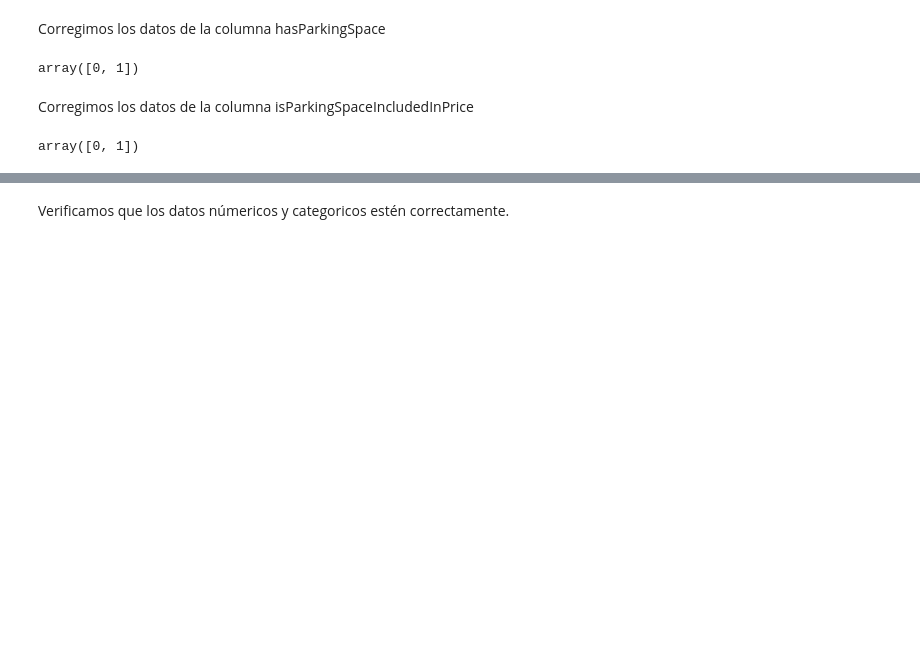
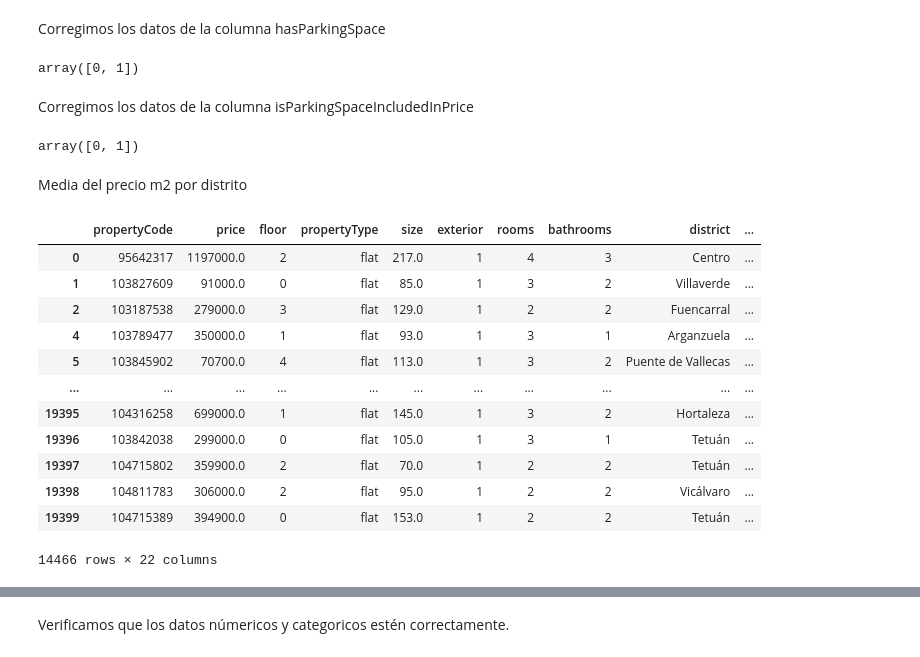
Before and after one commit to nicolasdl97/VSCLocal, a Jupyter notebook: Code/TFM/Procesamiento_datos.ipynb, the cells around one changed output, grey strips where cells are left out. Saved outputs shown, nothing was run; the diff lists cells and outputs as text; code cells hidden in the pictures; blank space fills up the shorter version.

```diff
--- a/Code/TFM/Procesamiento_datos.ipynb
+++ b/Code/TFM/Procesamiento_datos.ipynb
@@ -32,7 +48,7 @@ print(df_04.shape)
 Unimos los Dataframes y eliminanos los duplicados en función de la columna 'propertyCode'manteniendo la última oferta de idealista
 # %%
 # Unir los DataFrames en una lista
-dfs = [df_02,df_03,df_04]
+dfs = [df_02,df_03,df_04,df_05]
 
 # Concatenar los DataFrames
 merged_df = pd.concat(dfs,ignore_index=True)
@@ -59,7 +104,7 @@ Filtramos el Dataframe para tener solo las propiedades dentro de la municipalida
 # %%
 filtered_df=merged_df[merged_df['municipality']=='Madrid']
 
-variables=['price', 'floor', 'propertyType', 'size', 'exterior', 'rooms', 'bathrooms','latitude', 'longitude', 'distance',
+variables=['propertyCode','price', 'floor', 'propertyType', 'size', 'exterior', 'rooms', 'bathrooms','district','neighborhood','latitude', 'longitude', 'distance',
            'status', 'newDevelopment', 'hasLift','priceByArea', 'parkingSpace', 'newDevelopmentFinished']
 
 filtered_df=filtered_df[variables]
@@ -152,0 +198,8 @@ array([1, 0])
+# %%
+# Incrementar en una la cantidad de habitaciones en los studios que tienen 0 habitaciones.
+filtered_df['rooms'] = filtered_df.apply(lambda row: row['rooms'] + 1 if row['propertyType'] == 'studio' else row['rooms'], axis=1)
+
+# Eliminar filas donde 'rooms' o 'bathrooms' es 0
+filtered_df = filtered_df.drop(filtered_df[(filtered_df['rooms'] == 0) | (filtered_df['bathrooms'] == 0)].index)
+
+filtered_df['rooms'].unique()
@@ -209,5 +266,4 @@ Corregimos los datos de la columna parkingSpace y generamos tres columnas : hasP
 # %%
-import pandas as pd
 import ast
 
 # Función para procesar cada fila
@@ -219,7 +275,7 @@ def process_row(row):
             row_dict = ast.literal_eval(row)  # Convertir la cadena a un diccionario
             has_parking_space = row_dict.get('hasParkingSpace', False)
             is_included = row_dict.get('isParkingSpaceIncludedInPrice', False)
-            price = row_dict.get('parkingSpacePrice', 0) if is_included else 0
+            price = row_dict.get('parkingSpacePrice', 0)
         except (SyntaxError, ValueError):  # Manejar el caso de que la cadena no sea un diccionario válido
             has_parking_space = False
             is_included = False
@@ -232,4 +288,5 @@ new_columns = filtered_df['parkingSpace'].apply(process_row)
 # Concatenar los resultados al DataFrame original
 filtered_df = pd.concat([filtered_df, new_columns], axis=1)
 
-filtered_df
+# Eliminar la columna 'parkingSpace' tras generar las tres columnas
+filtered_df = filtered_df.drop(columns=['parkingSpace'])
@@ -285,3 +328,31 @@ filtered_df['isParkingSpaceIncludedInPrice'] = filtered_df['isParkingSpaceInclud
 filtered_df['isParkingSpaceIncludedInPrice'].unique()
 # %% [output]
 array([0, 1])
+# %% [markdown]
+Media del precio m2 por distrito
+# %%
+# Calcular la media de priceByArea por distrito
+mean_price_by_district = filtered_df[['district', 'priceByArea']].groupby('district').mean()
+
+# Crear un diccionario a partir de la serie resultante
+mean_price_dict = mean_price_by_district['priceByArea'].to_dict()
+
+# Crear la nueva columna priceByAreaByDistrict en el DataFrame original
+filtered_df['priceByAreaByDistrict'] = filtered_df['district'].map(mean_price_dict)
+
+# Mostrar los primeros resultados para verificar
+filtered_df
+# %% [output]
+|  | propertyCode | price | floor | propertyType | size | exterior | rooms | bathrooms | district | ... |
+| 0 | 95642317 | 1197000.0 | 2 | flat | 217.0 | 1 | 4 | 3 | Centro | ... |
+| 1 | 103827609 | 91000.0 | 0 | flat | 85.0 | 1 | 3 | 2 | Villaverde | ... |
+| 2 | 103187538 | 279000.0 | 3 | flat | 129.0 | 1 | 2 | 2 | Fuencarral | ... |
+| 4 | 103789477 | 350000.0 | 1 | flat | 93.0 | 1 | 3 | 1 | Arganzuela | ... |
+| 5 | 103845902 | 70700.0 | 4 | flat | 113.0 | 1 | 3 | 2 | Puente de Vallecas | ... |
+| ... | ... | ... | ... | ... | ... | ... | ... | ... | ... | ... |
+| 19395 | 104316258 | 699000.0 | 1 | flat | 145.0 | 1 | 3 | 2 | Hortaleza | ... |
+| 19396 | 103842038 | 299000.0 | 0 | flat | 105.0 | 1 | 3 | 1 | Tetuán | ... |
+| 19397 | 104715802 | 359900.0 | 2 | flat | 70.0 | 1 | 2 | 2 | Tetuán | ... |
+| 19398 | 104811783 | 306000.0 | 2 | flat | 95.0 | 1 | 2 | 2 | Vicálvaro | ... |
+| 19399 | 104715389 | 394900.0 | 0 | flat | 153.0 | 1 | 2 | 2 | Tetuán | ... |
+14466 rows × 22 columns
```
Also changed, not shown: parts of 21 cells of this notebook, 37 other files.
